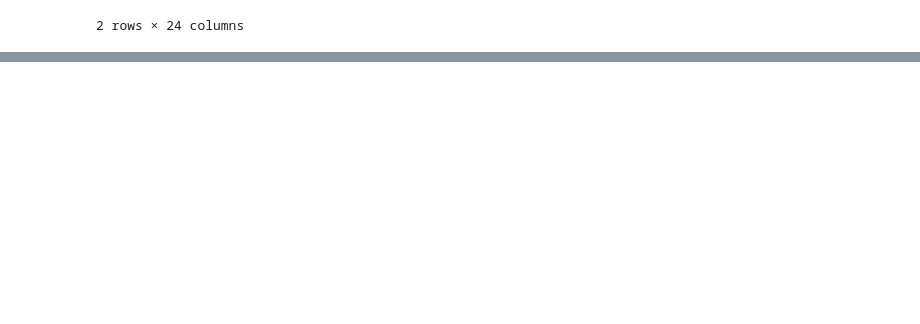
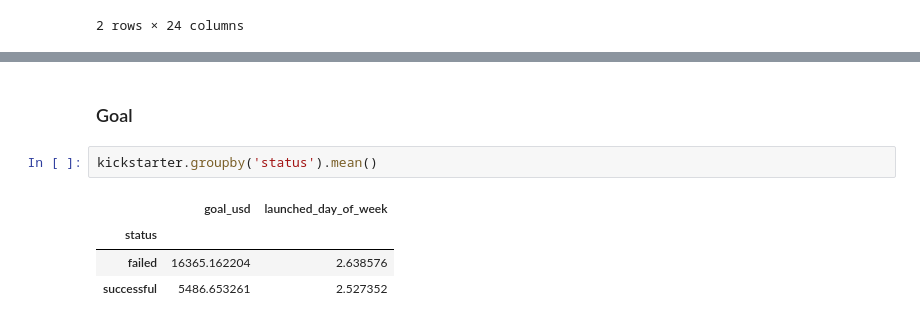
Before and after one commit to lizvdk/kickstarter_analysis, a Jupyter notebook: kickstarter.ipynb, the cells around one changed output, grey strips where cells are left out. Drawn from its saved outputs; the diff is of its cells as text; blank space fills up the shorter version.

```diff
--- a/kickstarter.ipynb
+++ b/kickstarter.ipynb
@@ -279,0 +282,9 @@ kickstarter.groupby("status").describe()
+# %% [markdown]
+### Goal
+# %%
+kickstarter.groupby('status').mean()
+# %% [output]
+|  | goal_usd | launched_day_of_week |
+| status |  |  |
+| failed | 16365.162204 | 2.638576 |
+| successful | 5486.653261 | 2.527352 |
```
Also changed, not shown: parts of 12 cells of this notebook.
